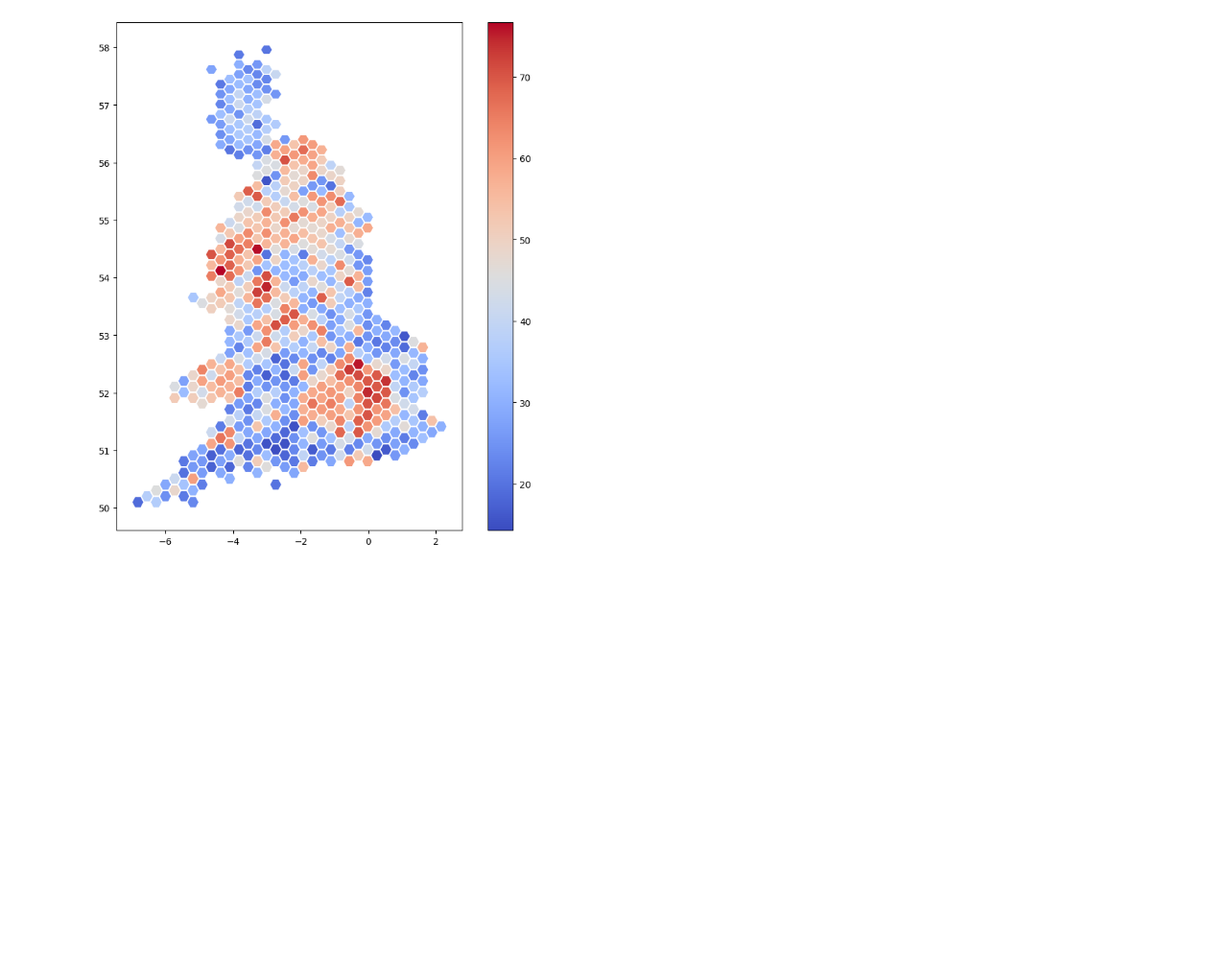
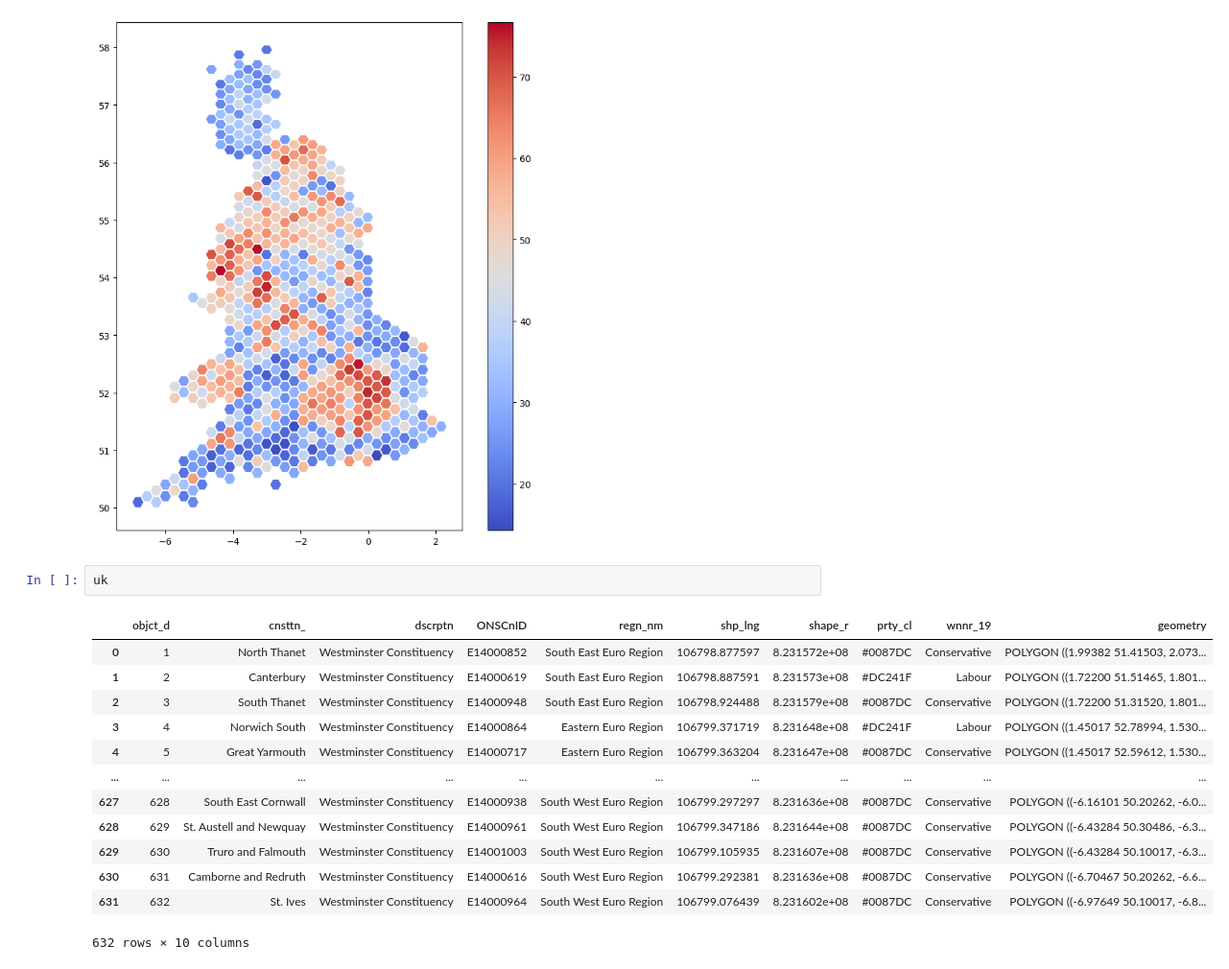
Before and after one commit to z-dickson/UK_2024_GE_Prediction, a Jupyter notebook: main.ipynb, the cells around one changed output. Shown at 96% size. Saved outputs shown, nothing was run; the diff lists cells and outputs as text; blank space fills up the shorter version.

```diff
--- a/main.ipynb
+++ b/main.ipynb
@@ -491,3 +491,19 @@ uk.plot(column = 'lab_predictions', ax=ax, legend=True, colormap='coolwarm')
 plt.show()
 # %% [output]
 [figure]
+# %%
+uk
+# %% [output]
+|  | objct_d | cnsttn_ | dscrptn | ONSCnID | regn_nm | shp_lng | shape_r | prty_cl | wnnr_19 | geometry |
+| 0 | 1 | North Thanet | Westminster Constituency | E14000852 | South East Euro Region | 106798.877597 | 8.231572e+08 | #0087DC | Conservative | POLYGON ((1.99382 51.41503, 2.073... |
+| 1 | 2 | Canterbury | Westminster Constituency | E14000619 | South East Euro Region | 106798.887591 | 8.231573e+08 | #DC241F | Labour | POLYGON ((1.72200 51.51465, 1.801... |
+| 2 | 3 | South Thanet | Westminster Constituency | E14000948 | South East Euro Region | 106798.924488 | 8.231579e+08 | #0087DC | Conservative | POLYGON ((1.72200 51.31520, 1.801... |
+| 3 | 4 | Norwich South | Westminster Constituency | E14000864 | Eastern Euro Region | 106799.371719 | 8.231648e+08 | #DC241F | Labour | POLYGON ((1.45017 52.78994, 1.530... |
+| 4 | 5 | Great Yarmouth | Westminster Constituency | E14000717 | Eastern Euro Region | 106799.363204 | 8.231647e+08 | #0087DC | Conservative | POLYGON ((1.45017 52.59612, 1.530... |
+| ... | ... | ... | ... | ... | ... | ... | ... | ... | ... | ... |
+| 627 | 628 | South East Cornwall | Westminster Constituency | E14000938 | South West Euro Region | 106799.297297 | 8.231636e+08 | #0087DC | Conservative | POLYGON ((-6.16101 50.20262, -6.0... |
+| 628 | 629 | St. Austell and Newquay | Westminster Constituency | E14000961 | South West Euro Region | 106799.347186 | 8.231644e+08 | #0087DC | Conservative | POLYGON ((-6.43284 50.30486, -6.3... |
+| 629 | 630 | Truro and Falmouth | Westminster Constituency | E14001003 | South West Euro Region | 106799.105935 | 8.231607e+08 | #0087DC | Conservative | POLYGON ((-6.43284 50.10017, -6.3... |
+| 630 | 631 | Camborne and Redruth | Westminster Constituency | E14000616 | South West Euro Region | 106799.292381 | 8.231636e+08 | #0087DC | Conservative | POLYGON ((-6.70467 50.20262, -6.6... |
+| 631 | 632 | St. Ives | Westminster Constituency | E14000964 | South West Euro Region | 106799.076439 | 8.231602e+08 | #0087DC | Conservative | POLYGON ((-6.97649 50.10017, -6.8... |
+632 rows × 10 columns
```
Also changed, not shown: parts of 1 cell of this notebook.
